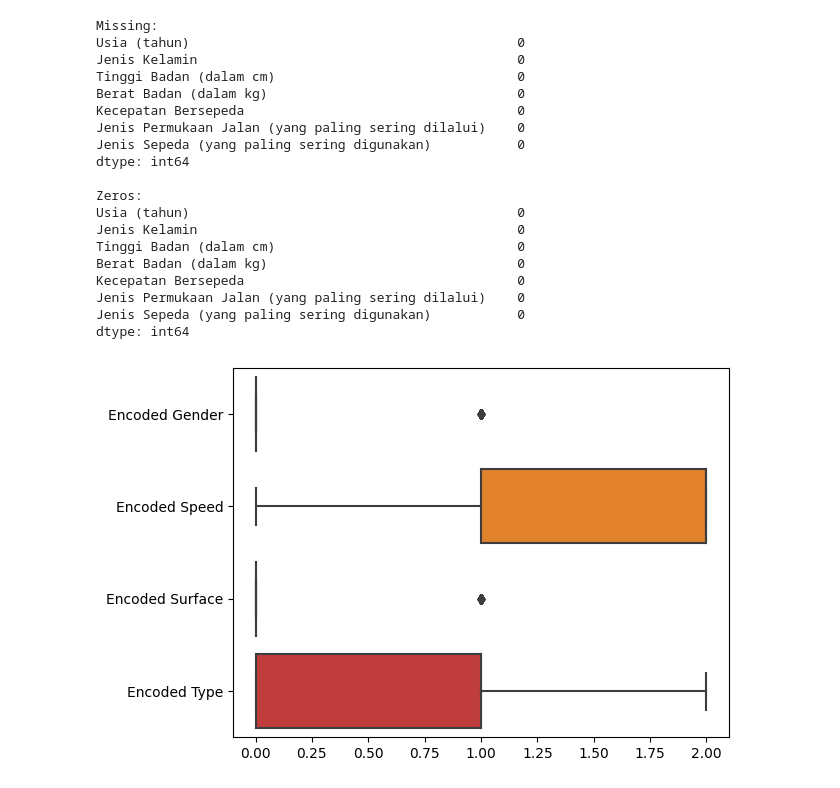
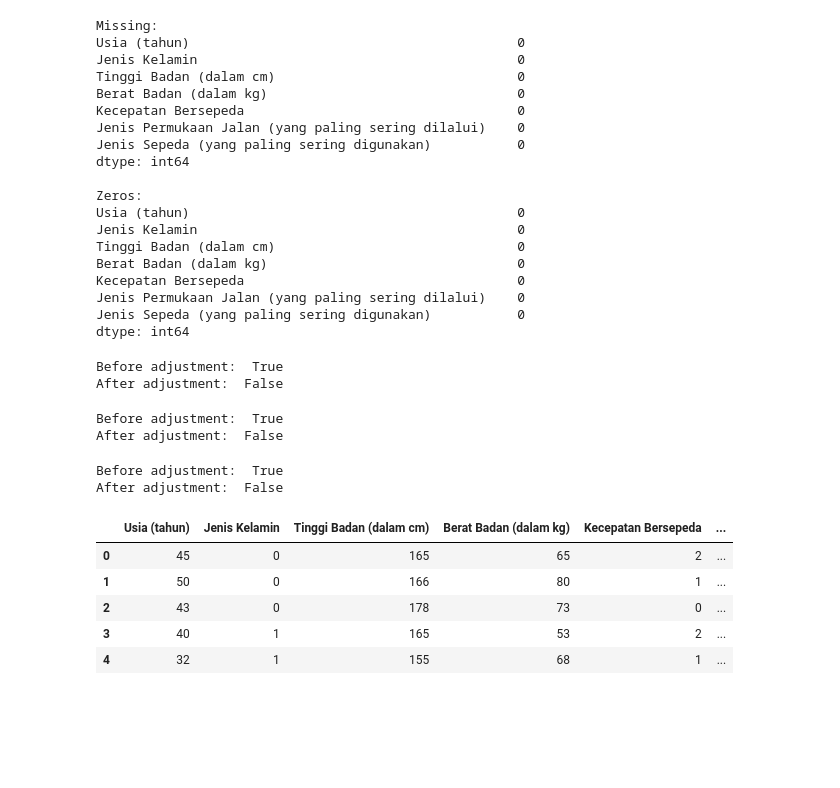
Before and after one commit to HansJoachimW/ALP-Statistics, a Jupyter notebook: ALP.ipynb, the cells around one changed output. Drawn from its saved outputs; the diff is of its cells as text; code cells hidden in the pictures; blank space fills up the shorter version.

```diff
--- a/ALP.ipynb
+++ b/ALP.ipynb
@@ -87,6 +87,49 @@ Kecepatan Bersepeda                                   0
 Jenis Permukaan Jalan (yang paling sering dilalui)    0
 Jenis Sepeda (yang paling sering digunakan)           0
 dtype: int64
+# %%
+contains_strings = any(dataset['Usia (tahun)'].apply(lambda x: isinstance(x, str)))
+print("Before adjustment: ", contains_strings)
+
+# To adjust data which has the format "xxxx / xx tahun" by splitting from the paranthesis then getting the float value
+dataset['Usia (tahun)'] = dataset['Usia (tahun)'].str.split('/').str[-1]
+dataset['Usia (tahun)'] = dataset['Usia (tahun)'].str.extract(r'(\d+)').astype(float)
+
+# To adjust data which has the format "xx tahun" by removing the strings
+dataset['Usia (tahun)'] = dataset['Usia (tahun)'].apply(lambda x: re.findall(r'\d+', str(x)))
+dataset['Usia (tahun)'] = dataset['Usia (tahun)'].apply(lambda x: int(x[0]) if len(x) > 0 else None)
+
+contains_strings = any(dataset['Usia (tahun)'].apply(lambda x: isinstance(x, str)))
+print("After adjustment: ", contains_strings)
+# %% [output]
+Before adjustment:  True
+After adjustment:  False
+# %%
+contains_strings = any(dataset['Tinggi Badan (dalam cm)'].apply(lambda x: isinstance(x, str)))
+print("Before adjustment: ", contains_strings)
+
+# To adjust data which has the format "xx cm" by removing the strings
+dataset['Tinggi Badan (dalam cm)'] = dataset['Tinggi Badan (dalam cm)'].apply(lambda x: re.findall(r'\d+', str(x)))
+dataset['Tinggi Badan (dalam cm)'] = dataset['Tinggi Badan (dalam cm)'].apply(lambda x: int(x[0]) if len(x) > 0 else None)
+
+contains_strings = any(dataset['Tinggi Badan (dalam cm)'].apply(lambda x: isinstance(x, str)))
+print("After adjustment: ", contains_strings)
+# %% [output]
+Before adjustment:  True
+After adjustment:  False
+# %%
+contains_strings = any(dataset['Berat Badan (dalam kg)'].apply(lambda x: isinstance(x, str)))
+print("Before adjustment: ", contains_strings)
+
+# To adjust data which has the format "xx kg" by removing the strings
+dataset['Berat Badan (dalam kg)'] = dataset['Berat Badan (dalam kg)'].apply(lambda x: re.findall(r'\d+', str(x)))
+dataset['Berat Badan (dalam kg)'] = dataset['Berat Badan (dalam kg)'].apply(lambda x: int(x[0]) if len(x) > 0 else None)
+
+contains_strings = any(dataset['Berat Badan (dalam kg)'].apply(lambda x: isinstance(x, str)))
+print("After adjustment: ", contains_strings)
+# %% [output]
+Before adjustment:  True
+After adjustment:  False
 # %%
 # Encode data
 encoder = LabelEncoder()
@@ -97,6 +141,9 @@ dataset['Encoded Type'] = encoder.fit_transform(dataset['Jenis Sepeda (yang pali
-# %%
-# Perlu revisi
-sns.boxplot(data=dataset[['Usia (tahun)', 'Encoded Gender', 'Tinggi Badan (dalam cm)', 'Berat Badan (dalam kg)', 'Encoded Speed', 'Encoded Surface', 'Encoded Type']], orient='h')
-plt.show()
-# %% [output]
-[figure, removed]
+# %%
+dataset.head()
+# %% [output]
+|  | Usia (tahun) | Jenis Kelamin | Tinggi Badan (dalam cm) | Berat Badan (dalam kg) | Kecepatan Bersepeda | ... |
+| 0 | 45 | 0 | 165 | 65 | 2 | ... |
+| 1 | 50 | 0 | 166 | 80 | 1 | ... |
+| 2 | 43 | 0 | 178 | 73 | 0 | ... |
+| 3 | 40 | 1 | 165 | 53 | 2 | ... |
+| 4 | 32 | 1 | 155 | 68 | 1 | ... |
```
Also changed, not shown: parts of 8 cells of this notebook.
